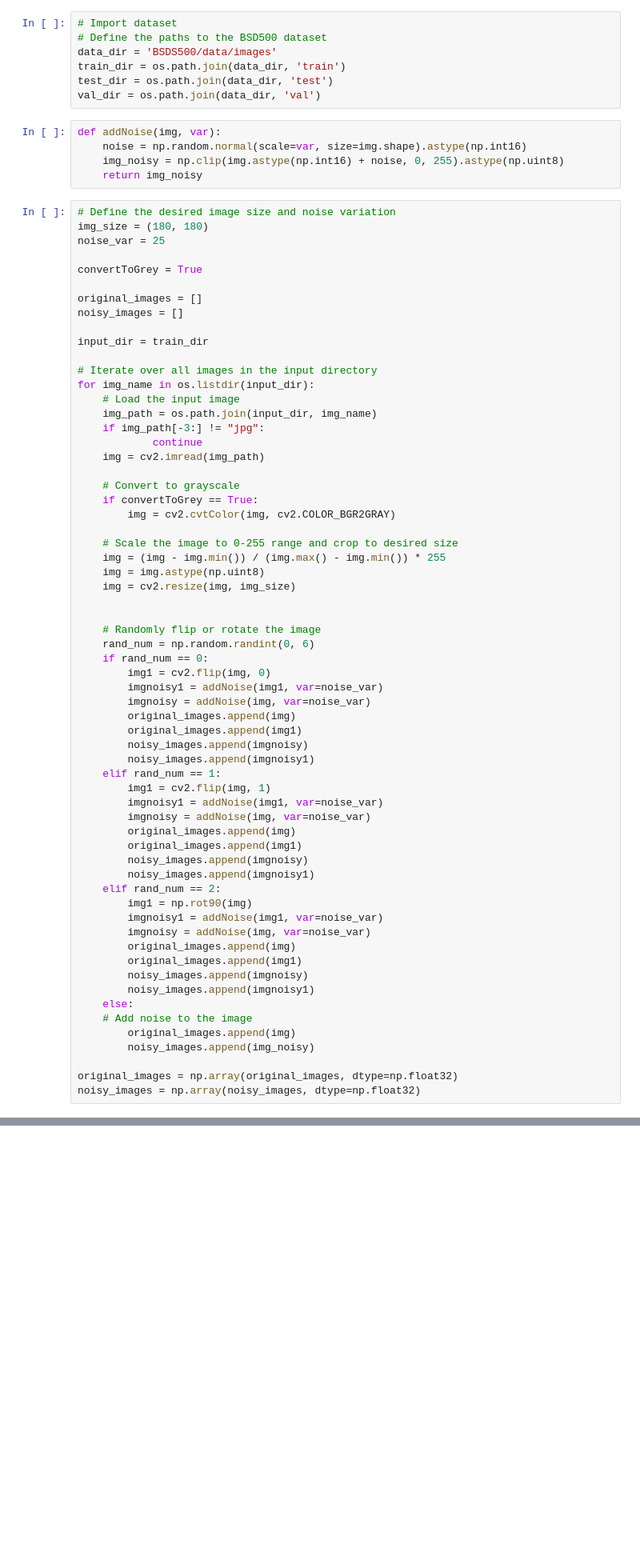
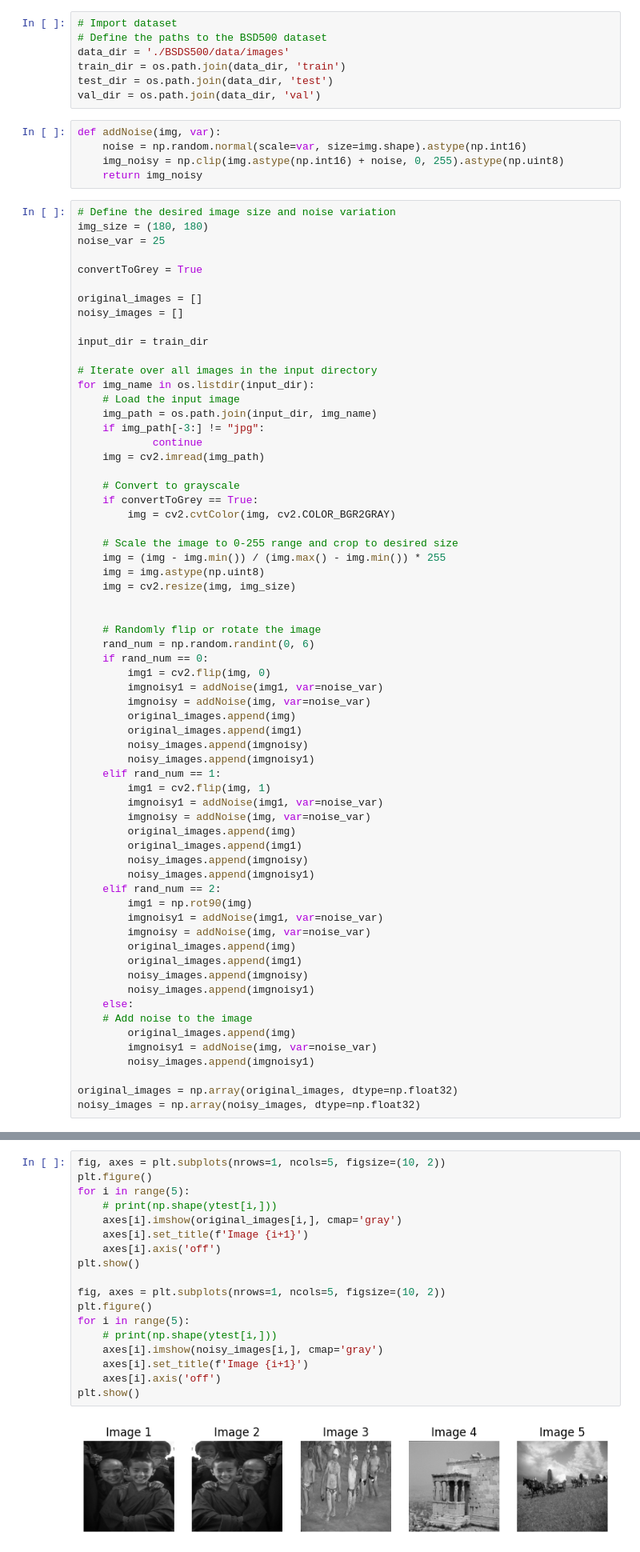
Before and after one commit to AlliBusa/denoising-self-study, a Jupyter notebook: dataPreprocessing.ipynb, the cells around one changed output, grey strips where cells are left out. Shown at 80% size. Drawn from its saved outputs; the diff is of its cells as text; blank space fills up the shorter version.

Commit message:
fixing issue that saved wrong noisy file

```diff
--- a/dataPreprocessing.ipynb
+++ b/dataPreprocessing.ipynb
@@ -30,7 +40,7 @@ import matplotlib.pyplot as plt
 # %%
 # Import dataset
 # Define the paths to the BSD500 dataset
-data_dir = 'BSDS500/data/images'
+data_dir = './BSDS500/data/images'
 train_dir = os.path.join(data_dir, 'train')
 test_dir = os.path.join(data_dir, 'test')
 val_dir = os.path.join(data_dir, 'val')
@@ -98,7 +108,8 @@ for img_name in os.listdir(input_dir):
     else:
     # Add noise to the image
         original_images.append(img)
-        noisy_images.append(img_noisy)
+        imgnoisy1 = addNoise(img, var=noise_var)
+        noisy_images.append(imgnoisy1)
 
 original_images = np.array(original_images, dtype=np.float32)
 noisy_images = np.array(noisy_images, dtype=np.float32)
@@ -115 +126,21 @@ scale of original image (2.0, 252.0)
  scale of noisy image (0.0, 255.0)
+# %%
+fig, axes = plt.subplots(nrows=1, ncols=5, figsize=(10, 2))
+plt.figure()
+for i in range(5):
+    # print(np.shape(ytest[i,]))
+    axes[i].imshow(original_images[i,], cmap='gray')
+    axes[i].set_title(f'Image {i+1}')
+    axes[i].axis('off')
+plt.show()
+
+fig, axes = plt.subplots(nrows=1, ncols=5, figsize=(10, 2))
+plt.figure()
+for i in range(5):
+    # print(np.shape(ytest[i,]))
+    axes[i].imshow(noisy_images[i,], cmap='gray')
+    axes[i].set_title(f'Image {i+1}')
+    axes[i].axis('off')
+plt.show()
+# %% [output]
+[figure, added]
```
Also changed, not shown: parts of 6 cells of this notebook.
